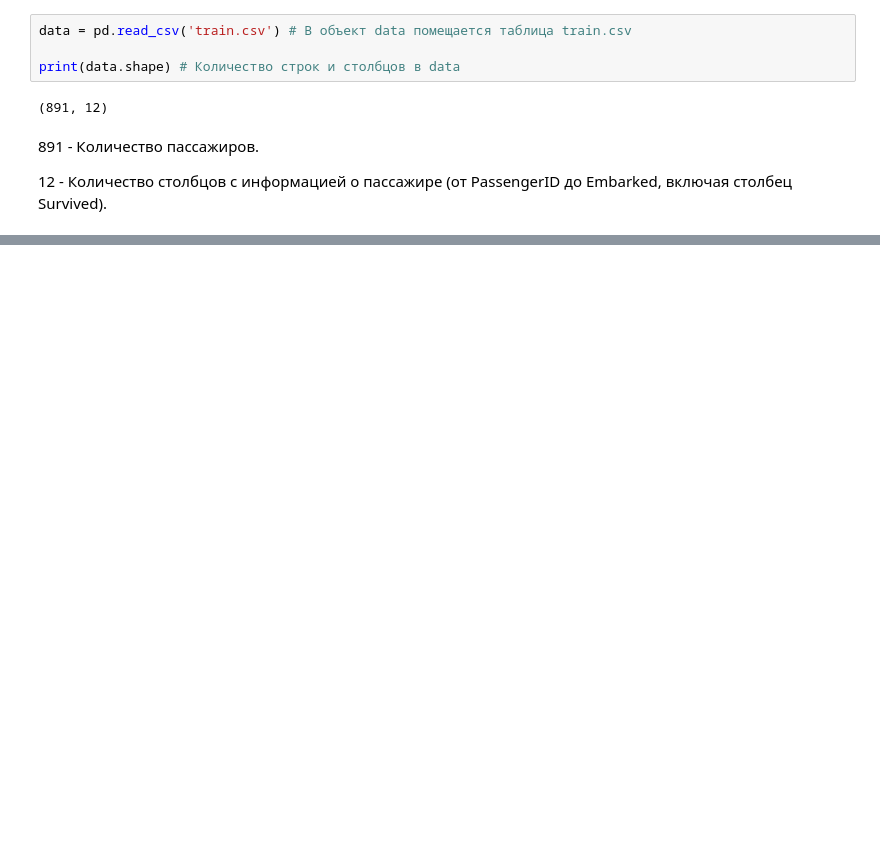
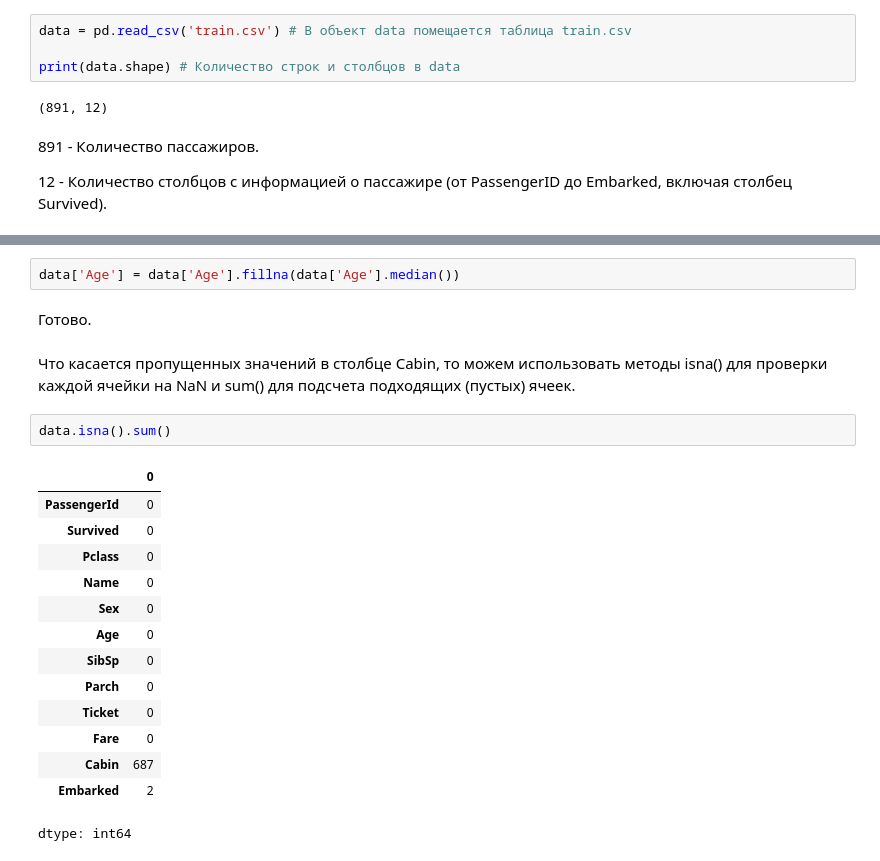
Before and after one commit to neuezeldaa/TItanic_Kaggle, a Jupyter notebook: Titanic_Kaggle_Zolotov.ipynb, the cells around one changed output, grey strips where cells are left out. Drawn from its saved outputs; the diff is of its cells as text; blank space fills up the shorter version.

```diff
--- a/Titanic_Kaggle_Zolotov.ipynb
+++ b/Titanic_Kaggle_Zolotov.ipynb
@@ -108,0 +156,23 @@ data.head(7) # Предварительный просмотр данных из
+# %%
+data['Age'] = data['Age'].fillna(data['Age'].median())
+# %% [markdown]
+Готово.
+# %% [markdown]
+Что касается пропущенных значений в столбце Cabin, то можем использовать методы isna() для проверки каждой ячейки на NaN и sum() для подсчета подходящих (пустых) ячеек.
+# %%
+data.isna().sum()
+# %% [output]
+|  | 0 |
+| PassengerId | 0 |
+| Survived | 0 |
+| Pclass | 0 |
+| Name | 0 |
+| Sex | 0 |
+| Age | 0 |
+| SibSp | 0 |
+| Parch | 0 |
+| Ticket | 0 |
+| Fare | 0 |
+| Cabin | 687 |
+| Embarked | 2 |
+dtype: int64
```
Also changed, not shown: parts of 15 cells of this notebook.
